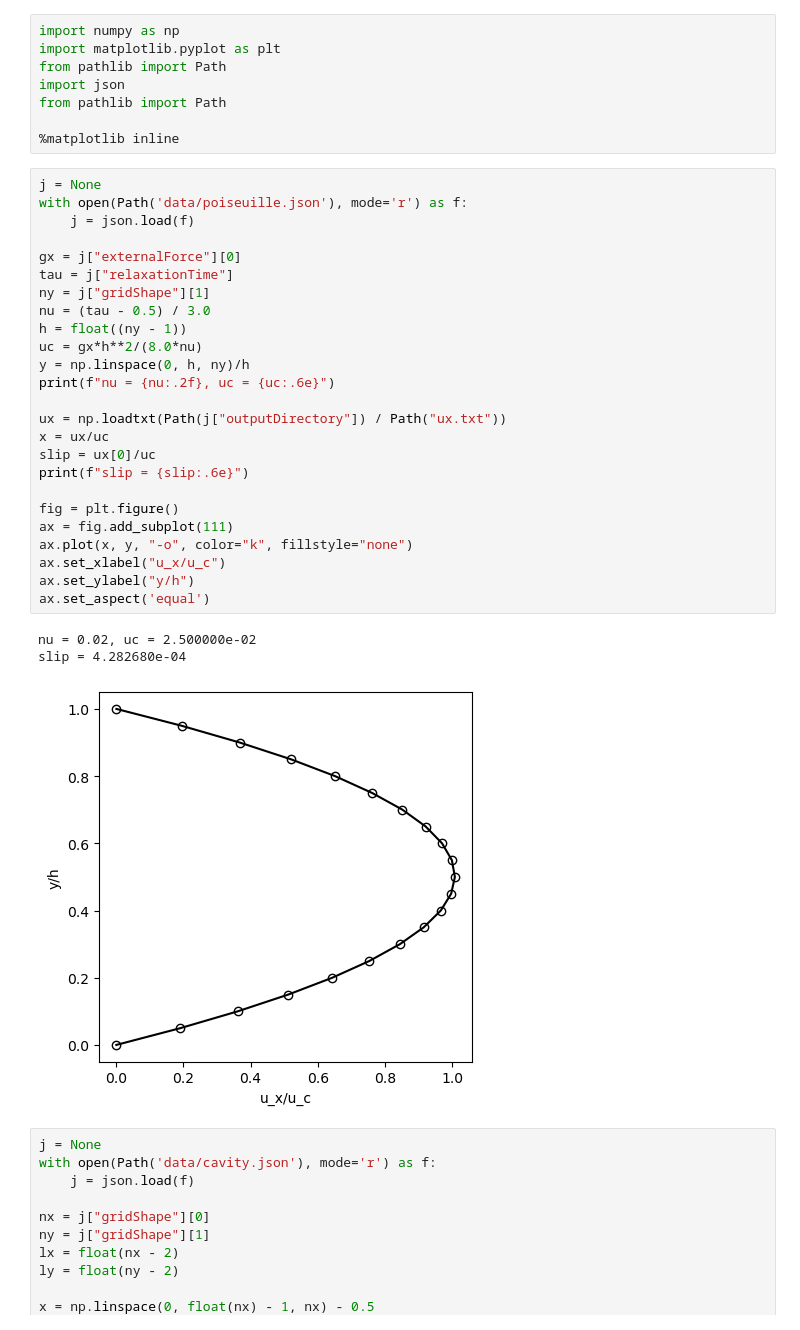
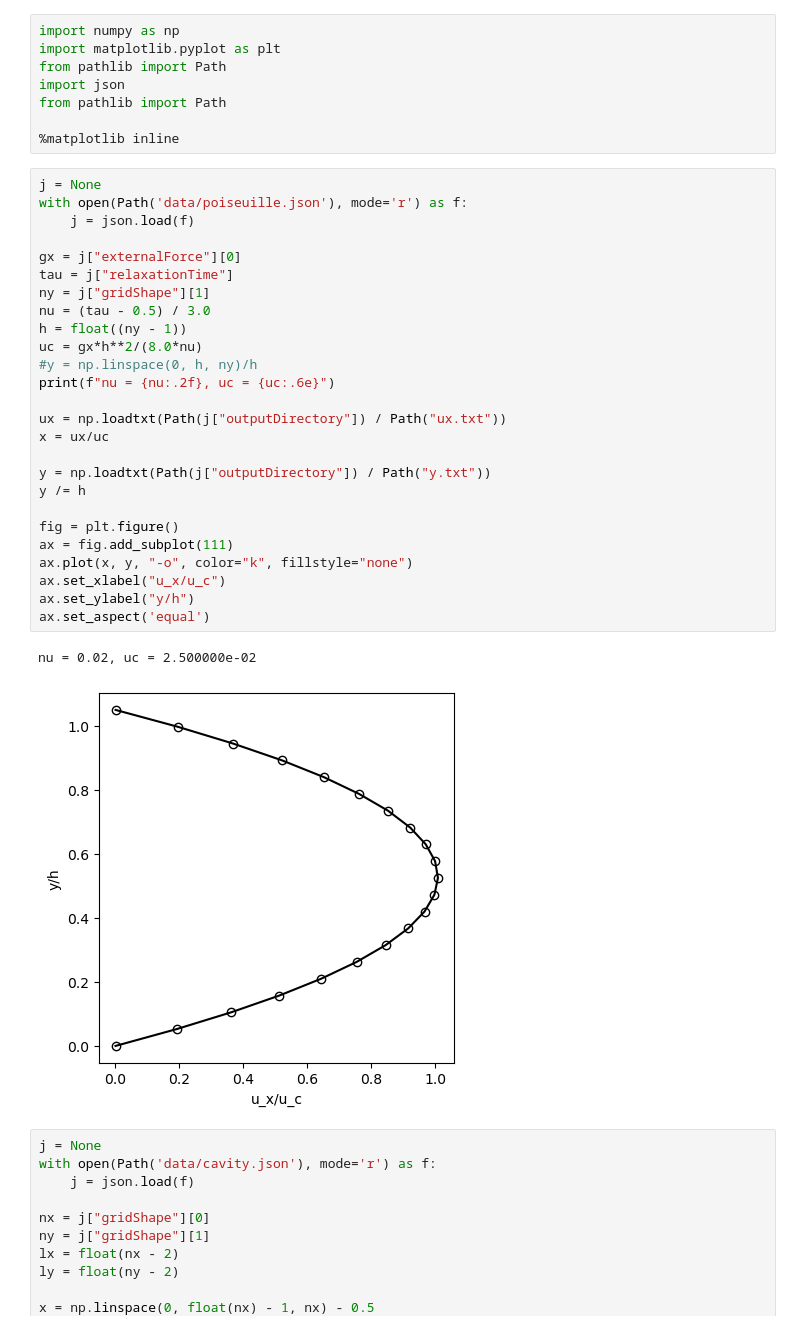
Before and after one commit to shohirose/lbm-simulator, a Jupyter notebook: plot.ipynb, the cells around one changed output. Cells and saved outputs as stored; diff of their text form.

```diff
--- a/plot.ipynb
+++ b/plot.ipynb
@@ -9,32 +9,32 @@ from pathlib import Path
 # %%
 j = None
 with open(Path('data/poiseuille.json'), mode='r') as f:
     j = json.load(f)
 
 gx = j["externalForce"][0]
 tau = j["relaxationTime"]
 ny = j["gridShape"][1]
 nu = (tau - 0.5) / 3.0
 h = float((ny - 1))
 uc = gx*h**2/(8.0*nu)
-y = np.linspace(0, h, ny)/h
+#y = np.linspace(0, h, ny)/h
 print(f"nu = {nu:.2f}, uc = {uc:.6e}")
 
 ux = np.loadtxt(Path(j["outputDirectory"]) / Path("ux.txt"))
 x = ux/uc
-slip = ux[0]/uc
-print(f"slip = {slip:.6e}")
+
+y = np.loadtxt(Path(j["outputDirectory"]) / Path("y.txt"))
+y /= h
 
 fig = plt.figure()
 ax = fig.add_subplot(111)
 ax.plot(x, y, "-o", color="k", fillstyle="none")
 ax.set_xlabel("u_x/u_c")
 ax.set_ylabel("y/h")
 ax.set_aspect('equal')
 # %% [output]
 nu = 0.02, uc = 2.500000e-02
-slip = 4.282680e-04
-[figure, old version]
+[figure, new version]
 # %%
 j = None
 with open(Path('data/cavity.json'), mode='r') as f:
```
Also changed, not shown: 1 other file.
